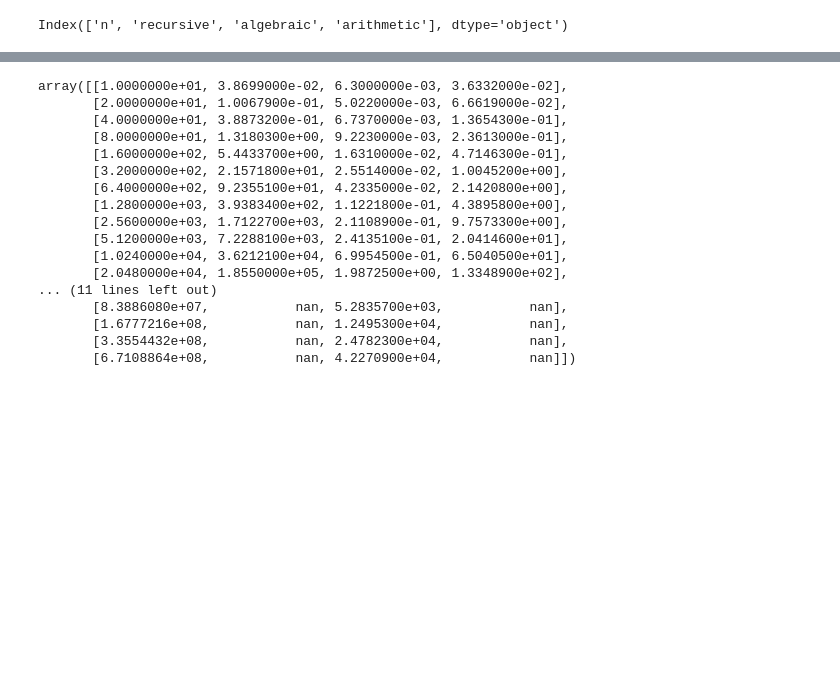
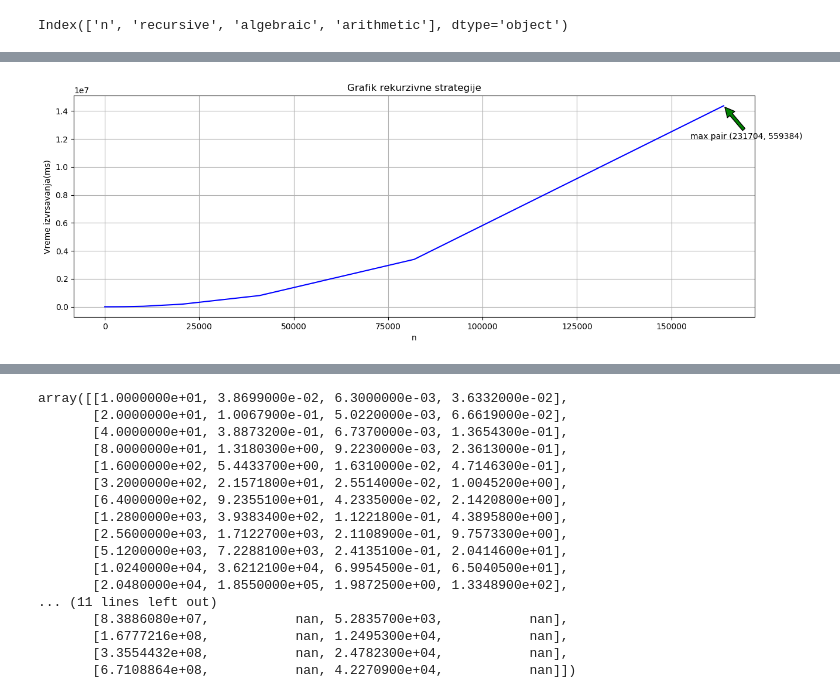
Before and after one commit to marijamijailovic/WythoffGame, a Jupyter notebook: src/statistics/plotter.ipynb, the cells around one changed output, grey strips where cells are left out. Saved outputs shown, nothing was run; the diff lists cells and outputs as text; code cells hidden in the pictures; blank space fills up the shorter version.

```diff
--- a/src/statistics/plotter.ipynb
+++ b/src/statistics/plotter.ipynb
@@ -33,3 +33,6 @@ measurment
 | 24 | 167772160 | NaN | 12495.300000 | NaN |
 | 25 | 335544320 | NaN | 24782.300000 | NaN |
 | 26 | 671088640 | NaN | 42270.900000 | NaN |
+# %%
+piles = pd.read_csv('piles.csv')
+piles
@@ -40,3 +63,6 @@ column = measurment.columns
 column
 # %% [output]
 Index(['n', 'recursive', 'algebraic', 'arithmetic'], dtype='object')
+# %%
+piles_rec = piles[:15]
+piles_rec
@@ -43,2 +86,18 @@ Index(['n', 'recursive', 'algebraic', 'arithmetic'], dtype='object')
+# %%
+m = measurment['recursive'][:15]
+piles_rec
+plt.figure(figsize=(1500/100,500/100), dpi=100);
+plt.plot(piles_rec['n'], measurment['recursive'][:15], color='blue')
+plt.title('Grafik rekurzivne strategije')
+plt.xlabel('n')
+plt.ylabel('Vreme izvrsavanja(ms)')
+plt.grid(True)
+plt.annotate('max pair (231704, 559384)', xy=(163840.0, 1.437070e+07), xytext=(155000, 1.2e+07),
+             arrowprops=dict(facecolor='green', shrink=0.05),
+             )
+plt.savefig('recursive.png', dpi=100)
+plt.show()
+# %% [output]
+[figure, added]
 # %%
 m = measurment[['n', 'recursive', 'algebraic', 'arithmetic']]
```
Also changed, not shown: parts of 7 cells of this notebook, 4 other files.
